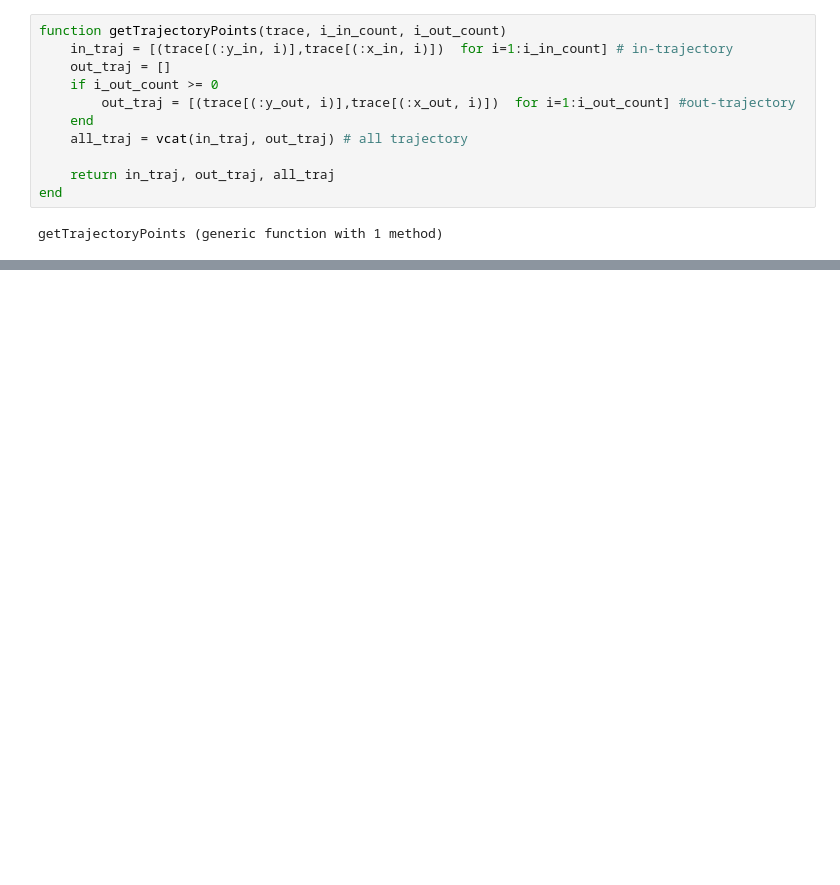
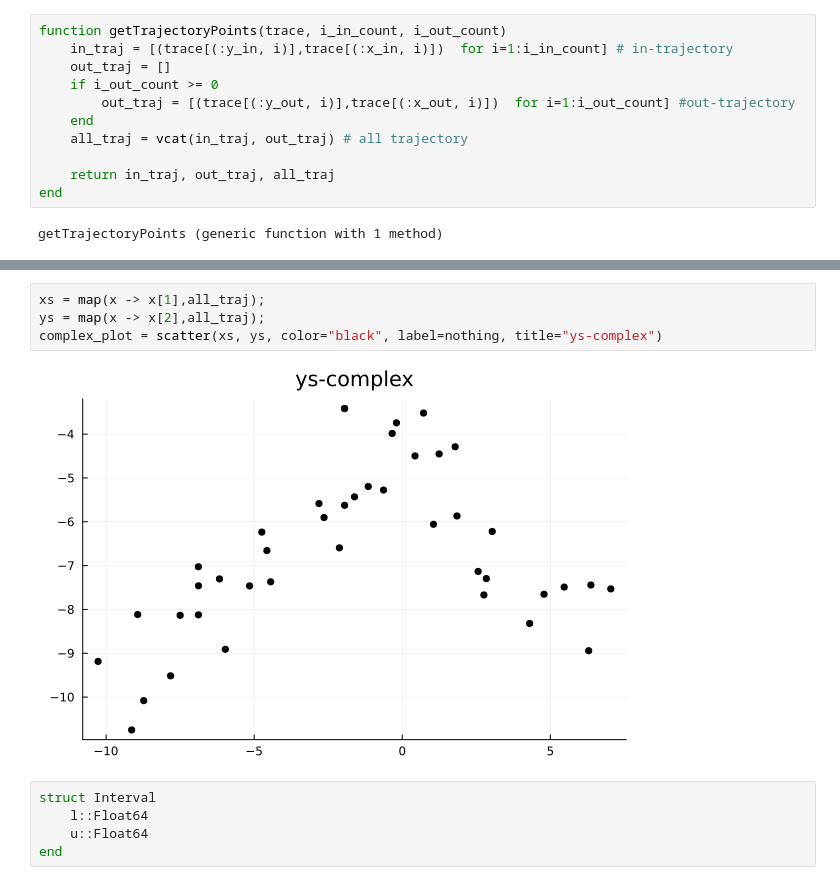
Before and after one commit to lianexu/9.66-Final-Project, a Jupyter notebook: MyProject/src/PhysicsSim2.ipynb, the cells around one changed output, grey strips where cells are left out. Cells and saved outputs as stored; diff of their text form; blank space fills up the shorter version.

```diff
--- a/MyProject/src/PhysicsSim2.ipynb
+++ b/MyProject/src/PhysicsSim2.ipynb
@@ -257,0 +400,11 @@ render_trace(trace, box, i_in_count, i_out_count)
+# %%
+xs = map(x -> x[1],all_traj);
+ys = map(x -> x[2],all_traj);
+complex_plot = scatter(xs, ys, color="black", label=nothing, title="ys-complex")
+# %% [output]
+[figure, added]
+# %%
+struct Interval
+    l::Float64
+    u::Float64
+end
```
Also changed, not shown: parts of 15 cells of this notebook.
